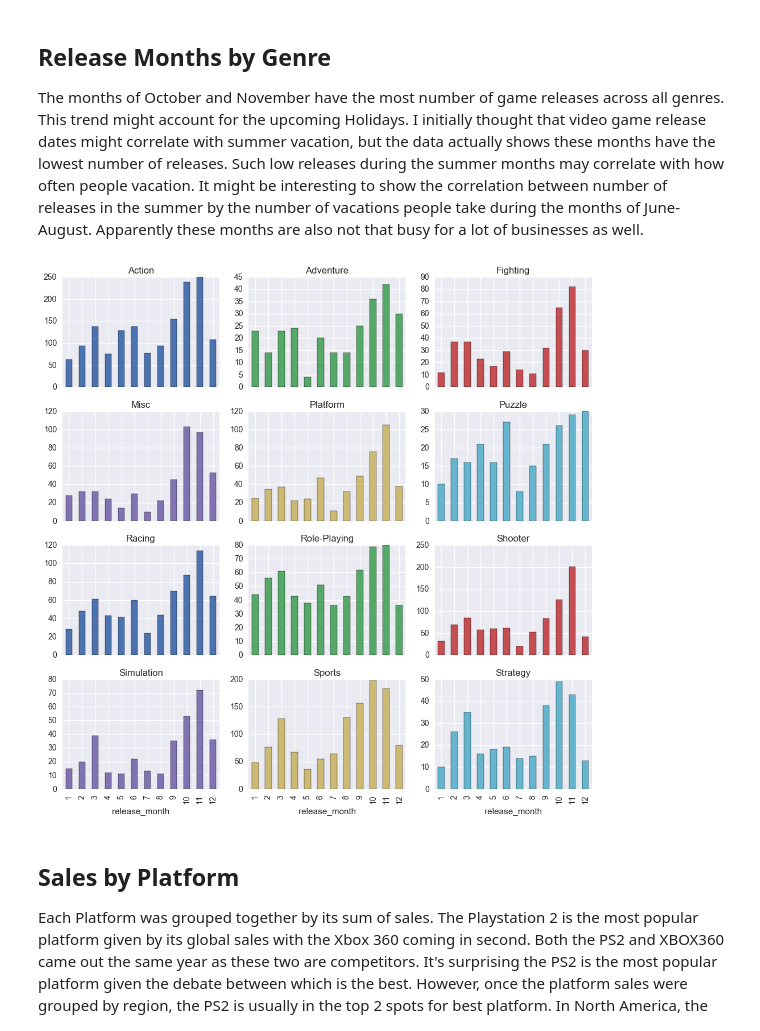
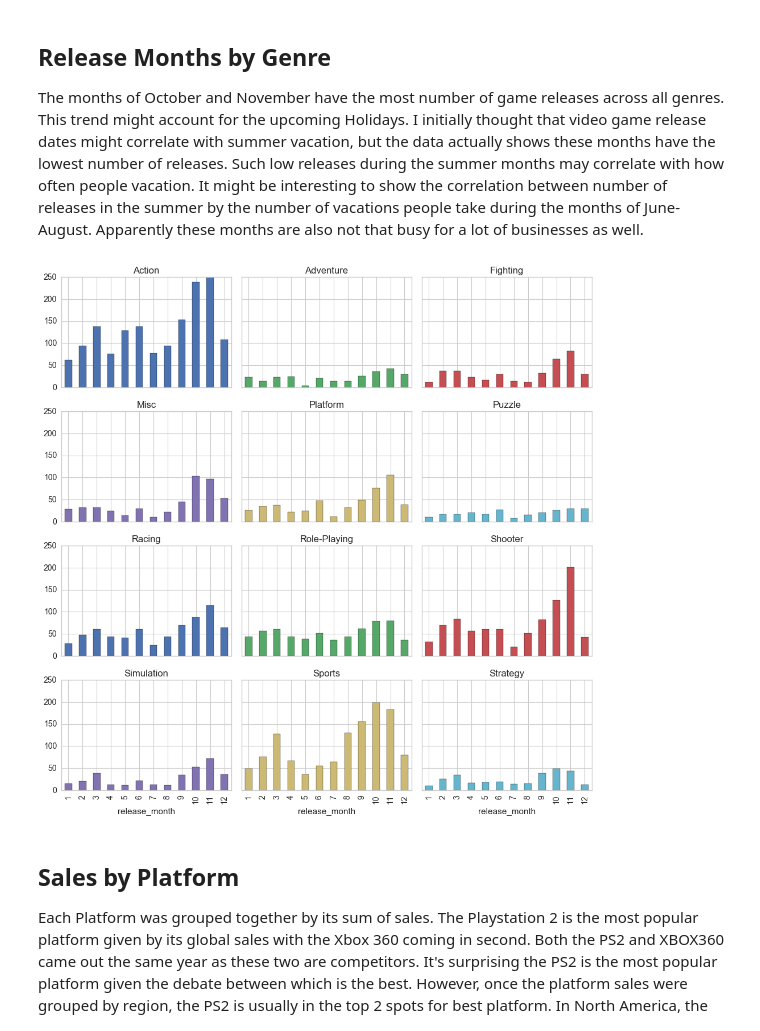
Before and after one commit to s-leung/videogameproject, a Jupyter notebook: VG Project Data Viz.ipynb, the cells around one changed output. Drawn from its saved outputs; the diff is of its cells as text; code cells hidden in the pictures.

```diff
--- a/VG Project Data Viz.ipynb
+++ b/VG Project Data Viz.ipynb
@@ -4,6 +4,8 @@ import pandas as pd
 import matplotlib.pyplot as plt
 import seaborn as sns
 sns.set()
+sns.set_style('whitegrid')
+sns.set_context("paper", font_scale=1.35)
 # %%
 df = pd.read_csv('cleaned_vg_df.csv', parse_dates=['release_year','release_month','release_day'])
 df = df.drop('Unnamed: 0', axis=1)
@@ -61,19 +68,20 @@ The months of October and November have the most number of game releases across
 # %%
 r = df[['Genre','release_month']]
 r = r.groupby('Genre')['release_month'].value_counts()
 r =r.unstack(0)
 
 #setting index to int
 r.index= r.index.astype(int)
 r = r.sort_index()
 
 
 #fig, ax1 = subplots()
-r = r.plot(kind='bar',subplots=True, layout=(4,3), figsize=(10,10), sharex=True,legend=False)
+r.plot(kind='bar',subplots=True, layout=(4,3), figsize=(10,10), sharex=True,legend=False, sharey=True)
 plt.tight_layout()
+plt.ylabel('Release Month')
 plt.show()
 # %% [output]
-[figure, old version]
+[figure, new version]
 # %% [markdown]
 ## Sales by Platform
 
```
Also changed, not shown: parts of 14 cells of this notebook, 2 other files.
